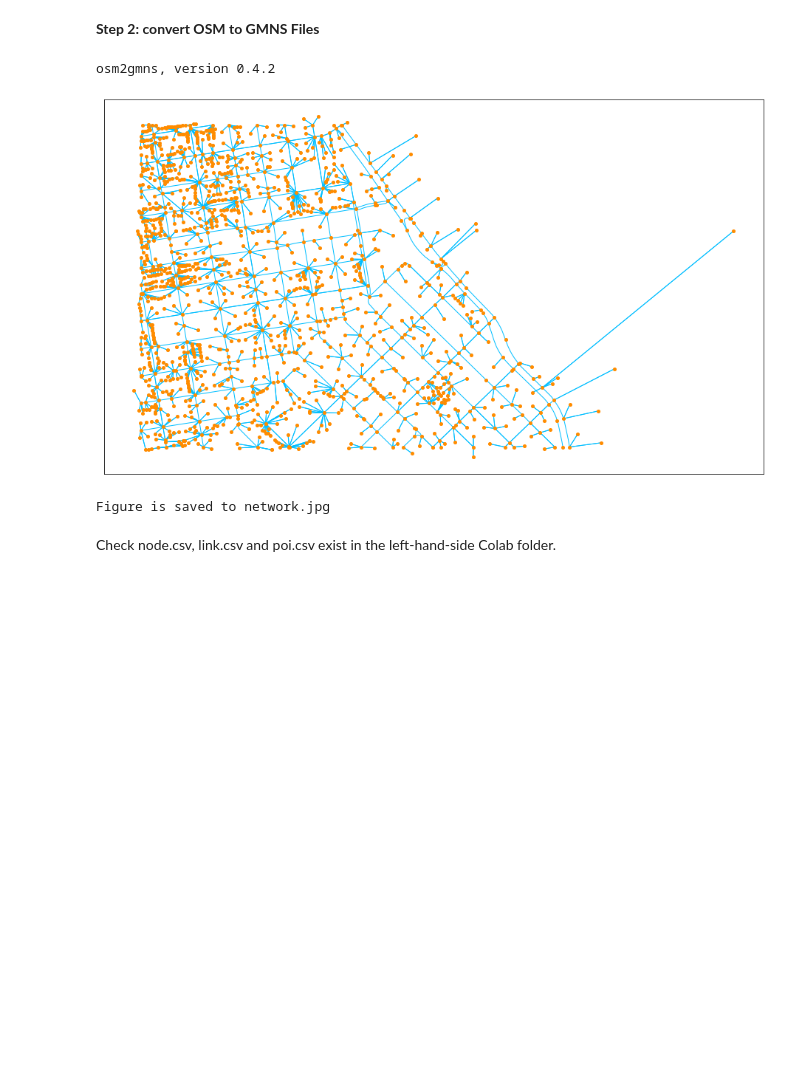
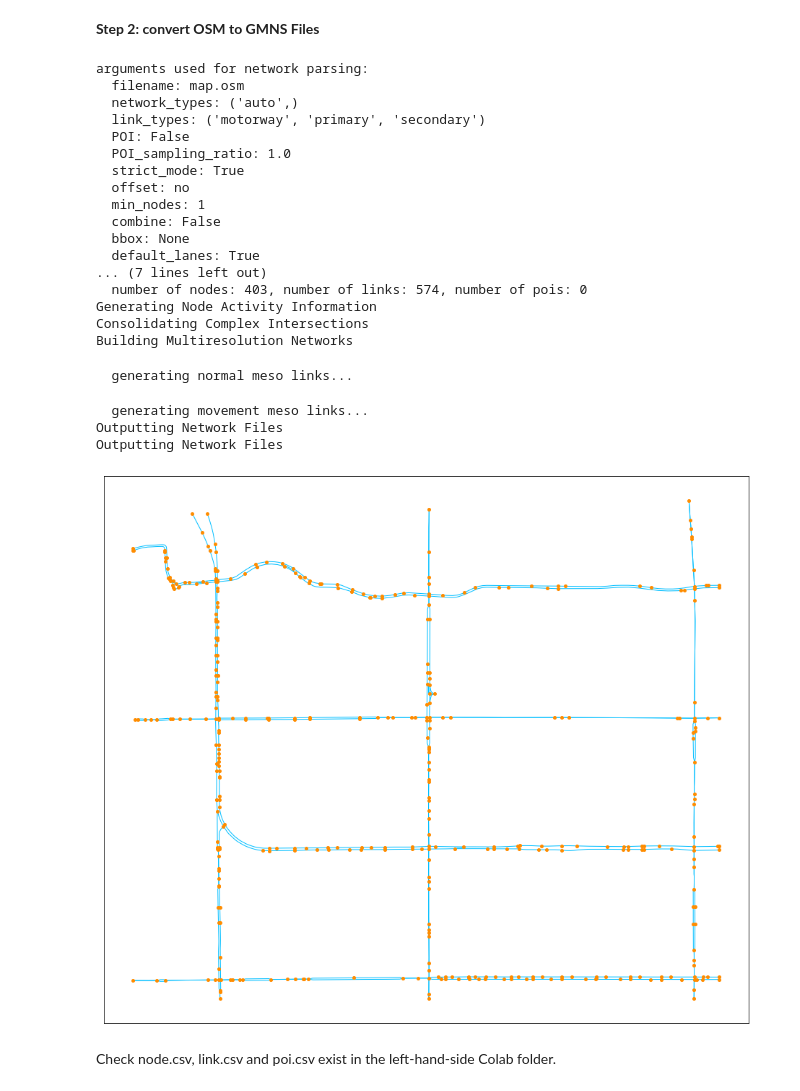
Before and after one commit to jiawlu/OSM2GMNS, a Jupyter notebook: osm2gmns.ipynb, the cells around one changed output. Cells and saved outputs as stored; diff of their text form; code cells hidden in the pictures; blank space fills up the shorter version.

```diff
--- a/osm2gmns.ipynb
+++ b/osm2gmns.ipynb
@@ -44,18 +38,38 @@ Successfully installed grid2demand-0.0.1.25
 **Step 2: convert OSM to GMNS Files**
 # %%
 import osm2gmns as og
-net = og.getNetFromOSMFile('market_street.osm', POIs=True)
-og.connectPOIWithNet(net)
+net = og.getNetFromFile('map.osm', link_types=('motorway','primary','secondary' ),    # 'trunk','primary','secondary', 'tertiary'
+                        default_lanes=True, default_speed=True, default_capacity=True)
 og.generateNodeActivityInfo(net)
 og.consolidateComplexIntersections(net)
-og.outputNetToCSV(net, output_folder='consolidated')
+og.buildMultiResolutionNets(net)
+og.outputNetToCSV(net, output_folder='MRM')
 og.outputNetToCSV(net)
 og.show(net)
-og.saveFig(net)
+#og.saveFig(net)
 # %% [output]
-osm2gmns, version 0.4.2
+arguments used for network parsing:
+  filename: map.osm
+  network_types: ('auto',)
+  link_types: ('motorway', 'primary', 'secondary')
+  POI: False
+  POI_sampling_ratio: 1.0
+  strict_mode: True
+  offset: no
+  min_nodes: 1
+  combine: False
+  bbox: None
+  default_lanes: True
+... (7 lines left out)
+  number of nodes: 403, number of links: 574, number of pois: 0
+Generating Node Activity Information
+Consolidating Complex Intersections
+Building Multiresolution Networks
+  generating normal meso links...
+  generating movement meso links...
+Outputting Network Files
+Outputting Network Files
-[figure, old version]
+[figure, new version]
-Figure is saved to network.jpg
 # %% [markdown]
 Check node.csv, link.csv and poi.csv exist in the left-hand-side Colab folder.
 # %%
```
Also changed, not shown: parts of 4 cells of this notebook.
